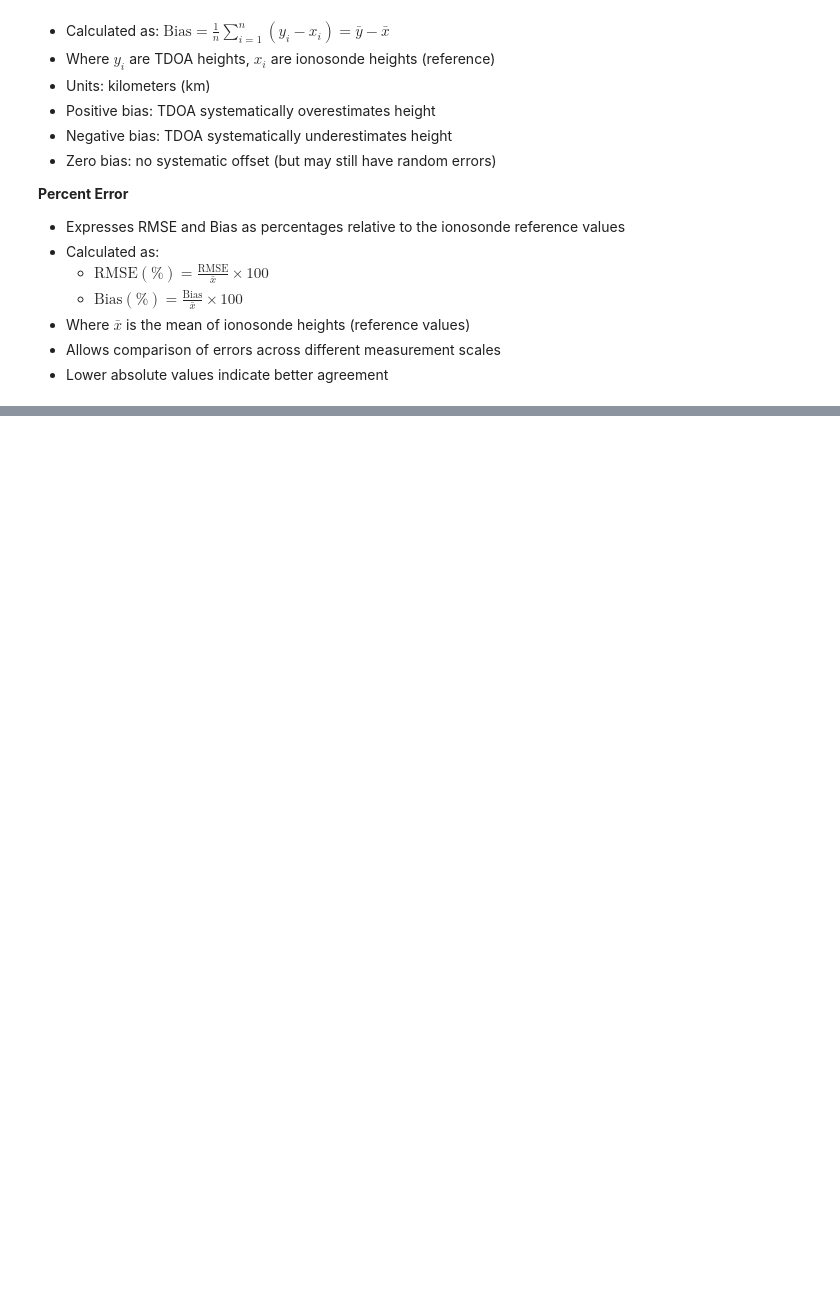
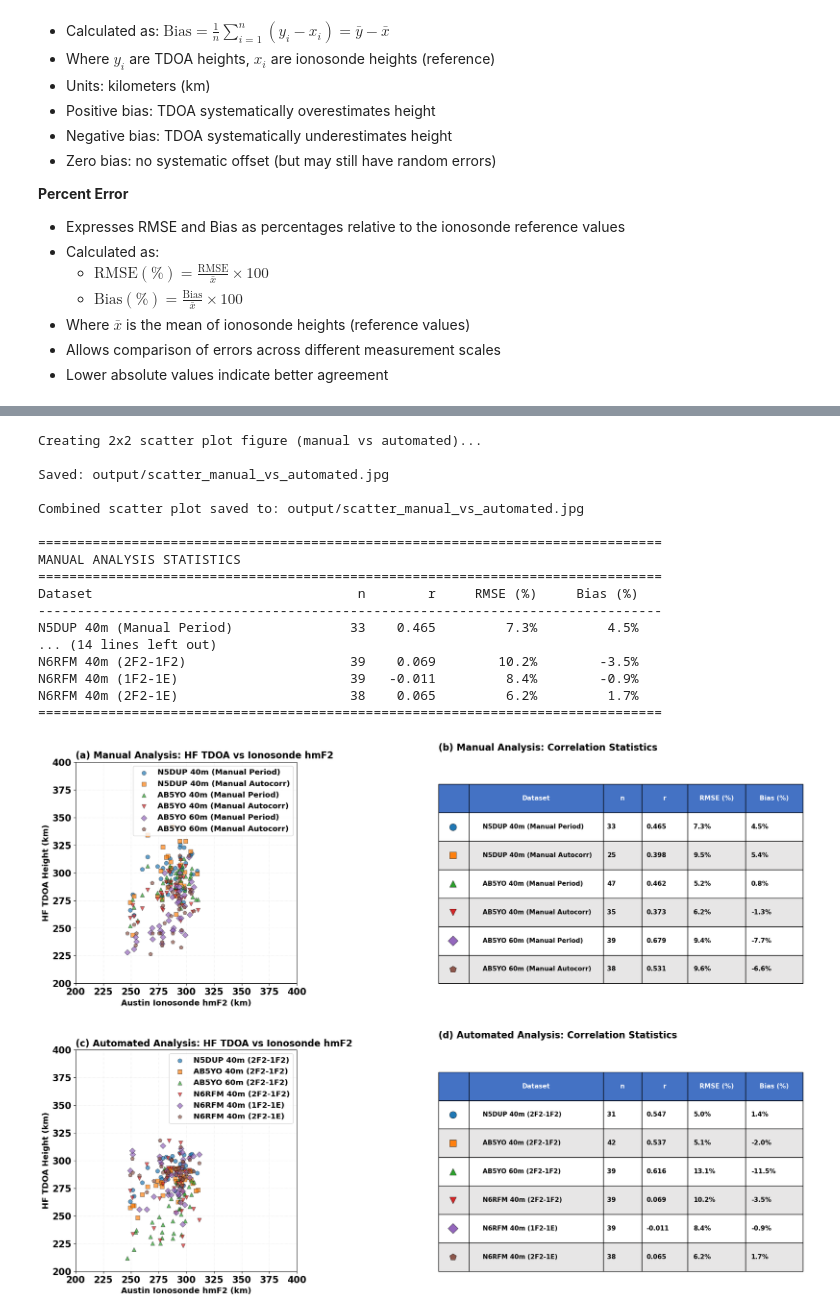
Before and after one commit to HamSCI/HF-TDOA-Frontiers-2025, a Jupyter notebook: fig_14/fig_14.ipynb, the cells around one changed output, grey strips where cells are left out. Cells and saved outputs as stored; diff of their text form; code cells hidden in the pictures; blank space fills up the shorter version.

```diff
--- a/fig_14/fig_14.ipynb
+++ b/fig_14/fig_14.ipynb
@@ -279,16 +537,60 @@ Each dataset is color-coded with a unique marker style for easy identification.
 # %%
-# Create combined scatter plot
-print("Creating combined scatter plot with all datasets...\n")
+# Create combined scatter plot comparing manual vs automated analysis
+print("Creating 2x2 scatter plot figure (manual vs automated)...\n")
 
-results_combined = tdoa.create_scatter_plot_figure(
-    datasets,
+results_combined = tdoa.create_manual_vs_automated_scatter_figure(
+    manual_datasets,
+    automated_datasets,
     ionosonde_df,
-    individual_plots=False,
-    combined_plot=True,
     output_dir=output_dir
 )
 
-print("\nCombined scatter plot saved to: output/scatter_all_datasets.jpg")
+print("\nCombined scatter plot saved to: output/scatter_manual_vs_automated.jpg")
+
+# Print summary statistics for manual analysis
+print("\n" + "="*80)
+print("MANUAL ANALYSIS STATISTICS")
+print("="*80)
+print(f"{'Dataset':<35s} {'n':>6s} {'r':>8s} {'RMSE (%)':>12s} {'Bias (%)':>12s}")
+print("-"*80)
+
+for label, stats in results_combined['manual'].items():
+    if stats:
+        print(f"{label:<35s} {stats['n_points']:6d} {stats['correlation']:8.3f} "
+              f"{stats['rmse_percent']:11.1f}% {stats['bias_percent']:11.1f}%")
+
+# Print summary statistics for automated analysis
+print("\n" + "="*80)
+print("AUTOMATED ANALYSIS STATISTICS")
+print("="*80)
+print(f"{'Dataset':<35s} {'n':>6s} {'r':>8s} {'RMSE (%)':>12s} {'Bias (%)':>12s}")
+print("-"*80)
+
+for label, stats in results_combined['automated'].items():
+    if stats:
+        print(f"{label:<35s} {stats['n_points']:6d} {stats['correlation']:8.3f} "
+              f"{stats['rmse_percent']:11.1f}% {stats['bias_percent']:11.1f}%")
+
+print("="*80)
+# %% [output]
+Creating 2x2 scatter plot figure (manual vs automated)...
+
+Saved: output/scatter_manual_vs_automated.jpg
+
+Combined scatter plot saved to: output/scatter_manual_vs_automated.jpg
+
+================================================================================
+MANUAL ANALYSIS STATISTICS
+================================================================================
+Dataset                                  n        r     RMSE (%)     Bias (%)
+--------------------------------------------------------------------------------
+N5DUP 40m (Manual Period)               33    0.465         7.3%         4.5%
+... (14 lines left out)
+N6RFM 40m (2F2-1F2)                     39    0.069        10.2%        -3.5%
+N6RFM 40m (1F2-1E)                      39   -0.011         8.4%        -0.9%
+N6RFM 40m (2F2-1E)                      38    0.065         6.2%         1.7%
+================================================================================
+[figure, added]
 # %% [markdown]
 ## Summary
 
```
Also changed, not shown: parts of 8 cells of this notebook, 2 other files.
